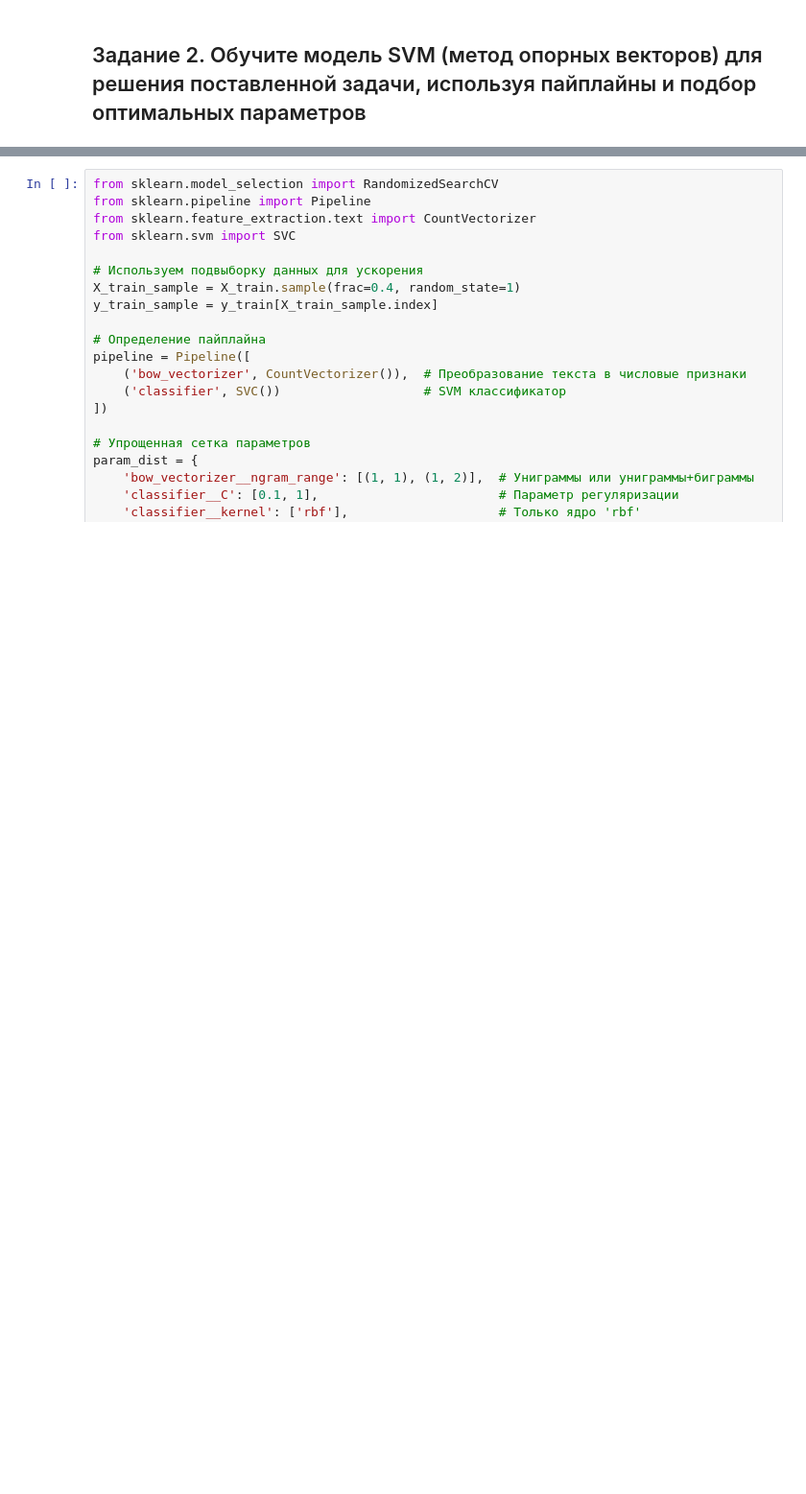
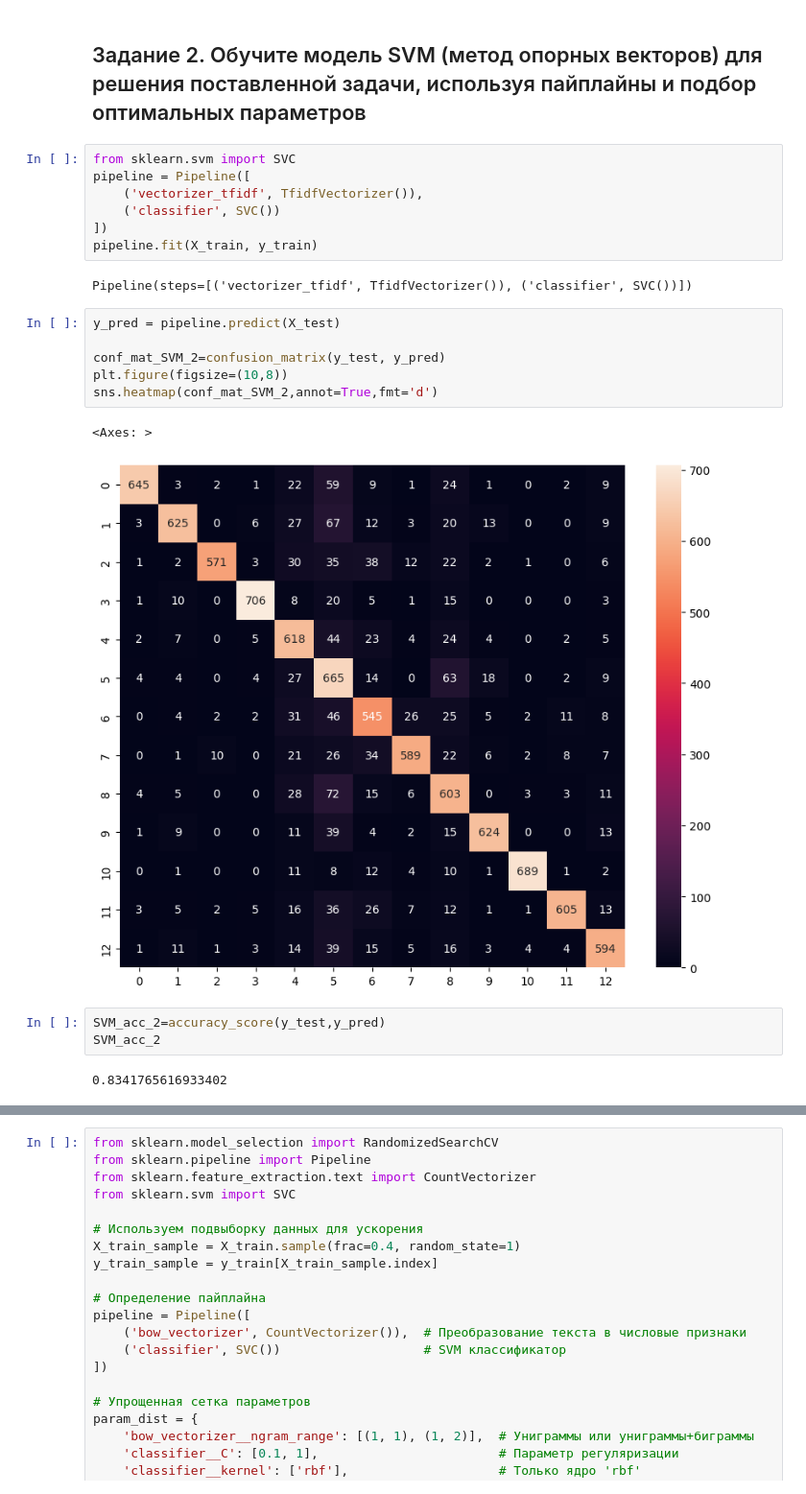
Before and after one commit to DianaShramchenko/data_mining, a Jupyter notebook: пр7.ipynb, the cells around one changed output, grey strips where cells are left out. Shown: that part at 96% size. Cells and saved outputs as stored; diff of their text form; blank space fills up the shorter version.

```diff
--- a/пр7.ipynb
+++ b/пр7.ipynb
@@ -183,3 +183,26 @@ naive_acc
 [figure]
 # %% [markdown]
 ## Задание 2. Обучите модель SVM (метод опорных векторов) для решения поставленной задачи, используя пайплайны и подбор оптимальных параметров
+# %%
+from sklearn.svm import SVC
+pipeline = Pipeline([
+    ('vectorizer_tfidf', TfidfVectorizer()),
+    ('classifier', SVC())
+])
+pipeline.fit(X_train, y_train)
+# %% [output]
+Pipeline(steps=[('vectorizer_tfidf', TfidfVectorizer()), ('classifier', SVC())])
+# %%
+y_pred = pipeline.predict(X_test)
+
+conf_mat_SVM_2=confusion_matrix(y_test, y_pred)
+plt.figure(figsize=(10,8))
+sns.heatmap(conf_mat_SVM_2,annot=True,fmt='d')
+# %% [output]
+<Axes: >
+[figure, added]
+# %%
+SVM_acc_2=accuracy_score(y_test,y_pred)
+SVM_acc_2
+# %% [output]
+0.8341765616933402
```
Also changed, not shown: parts of 5 cells of this notebook.
